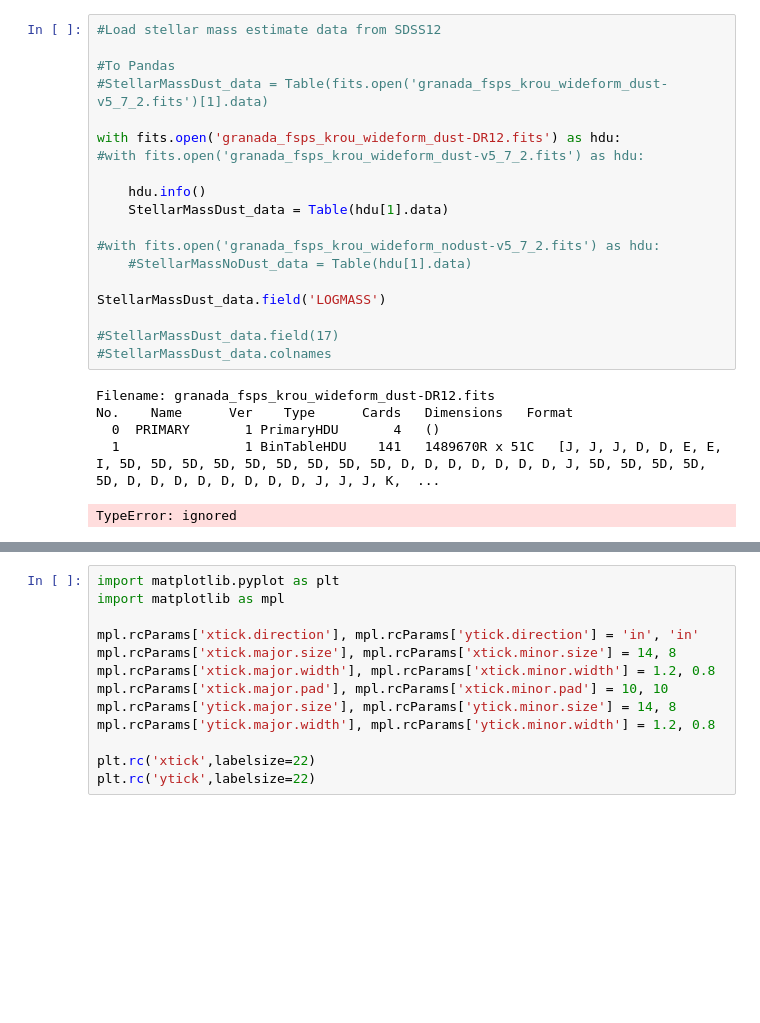
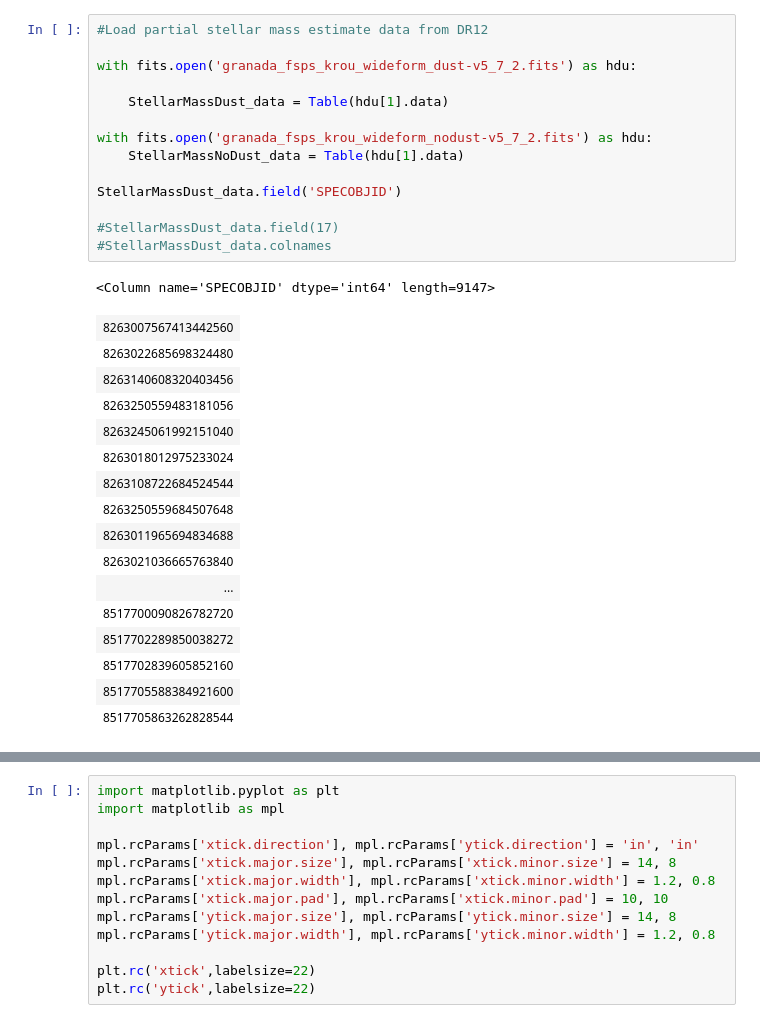
Before and after one commit to idrkhowto/Stellar-Mass-Estimates-SDSS_DR12, a Jupyter notebook: SDSS12_Stellar_Mass_Estimates.ipynb, the cells around one changed output, grey strips where cells are left out. Cells and saved outputs as stored; diff of their text form; blank space fills up the shorter version.

```diff
--- a/SDSS12_Stellar_Mass_Estimates.ipynb
+++ b/SDSS12_Stellar_Mass_Estimates.ipynb
@@ -44,27 +49,34 @@ Requirement already satisfied: more-itertools in /usr/local/lib/python3.7/dist-p
 Installing collected packages: jeepney, cryptography, SecretStorage, jaraco.classes, pyvo, keyring, astroquery
 Successfully installed SecretStorage-3.3.3 astroquery-0.4.6 cryptography-38.0.3 jaraco.classes-3.2.3 jeepney-0.8.0 keyring-23.11.0 pyvo-1.2.1
 # %%
-#Load stellar mass estimate data from SDSS12
+#Load partial stellar mass estimate data from DR12
 
-#To Pandas
-#StellarMassDust_data = Table(fits.open('granada_fsps_krou_wideform_dust-v5_7_2.fits')[1].data)
+with fits.open('granada_fsps_krou_wideform_dust-v5_7_2.fits') as hdu:
 
-with fits.open('granada_fsps_krou_wideform_dust-DR12.fits') as hdu:
-#with fits.open('granada_fsps_krou_wideform_dust-v5_7_2.fits') as hdu:
-
-    hdu.info()
     StellarMassDust_data = Table(hdu[1].data)
 
-#with fits.open('granada_fsps_krou_wideform_nodust-v5_7_2.fits') as hdu:
-    #StellarMassNoDust_data = Table(hdu[1].data)
+with fits.open('granada_fsps_krou_wideform_nodust-v5_7_2.fits') as hdu:
+    StellarMassNoDust_data = Table(hdu[1].data)
 
-StellarMassDust_data.field('LOGMASS')
+StellarMassDust_data.field('SPECOBJID')
 
 #StellarMassDust_data.field(17)
 #StellarMassDust_data.colnames
 # %% [output]
-Filename: granada_fsps_krou_wideform_dust-DR12.fits
-No.    Name      Ver    Type      Cards   Dimensions   Format
-  0  PRIMARY       1 PrimaryHDU       4   ()
-  1                1 BinTableHDU    141   1489670R x 51C   [J, J, J, D, D, E, E, I, 5D, 5D, 5D, 5D, 5D, 5D, 5D, 5D, 5D, D, D, D, D, D, D, D, J, 5D, 5D, 5D, 5D, 5D, D, D, D, D, D, D, D, D, J, J, J, K,  ...
+<Column name='SPECOBJID' dtype='int64' length=9147>
-TypeError: ignored
+| 8263007567413442560 |
+| 8263022685698324480 |
+| 8263140608320403456 |
+| 8263250559483181056 |
+| 8263245061992151040 |
+| 8263018012975233024 |
+| 8263108722684524544 |
+| 8263250559684507648 |
+| 8263011965694834688 |
+| 8263021036665763840 |
+| ... |
+| 8517700090826782720 |
+| 8517702289850038272 |
+| 8517702839605852160 |
+| 8517705588384921600 |
+| 8517705863262828544 |
```
Also changed, not shown: parts of 6 cells of this notebook.
